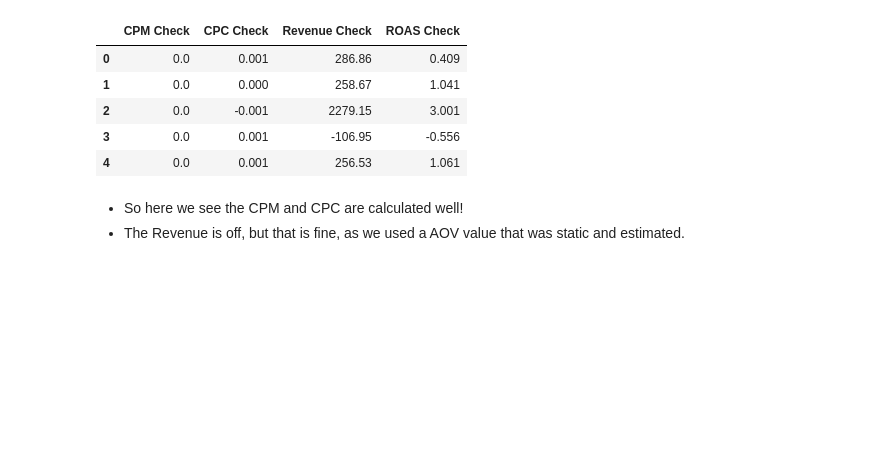
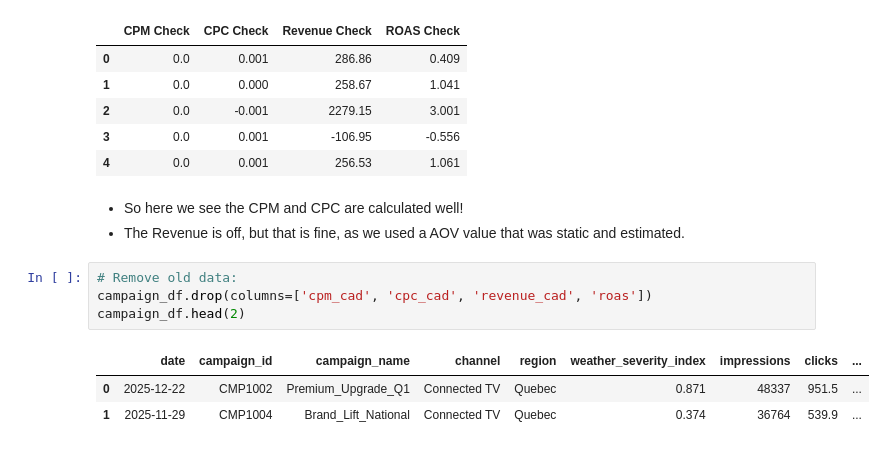
Before and after one commit to EzraGoldberg/portfolio-projects, a Jupyter notebook: 2. Tech Interview Prep/Weather Adtech Data Science/notebooks/Adtech_Prep.ipynb, the cells around one changed output. Drawn from its saved outputs; the diff is of its cells as text; blank space fills up the shorter version.

Commit message:
working on more additions to the notebook, more analysis, Focusing on detecting missing data

```diff
--- a/2. Tech Interview Prep/Weather Adtech Data Science/notebooks/Adtech_Prep.ipynb
+++ b/2. Tech Interview Prep/Weather Adtech Data Science/notebooks/Adtech_Prep.ipynb
@@ -188,3 +188,11 @@ check_metrics_df.head(5)
 # %% [markdown]
 - So here we see the CPM and CPC are calculated well!
 - The Revenue is off, but that is fine, as we used a AOV value that was static and estimated.
+# %%
+# Remove old data:
+campaign_df.drop(columns=['cpm_cad', 'cpc_cad', 'revenue_cad', 'roas'])
+campaign_df.head(2)
+# %% [output]
+|  | date | campaign_id | campaign_name | channel | region | weather_severity_index | impressions | clicks | ... |
+| 0 | 2025-12-22 | CMP1002 | Premium_Upgrade_Q1 | Connected TV | Quebec | 0.871 | 48337 | 951.5 | ... |
+| 1 | 2025-11-29 | CMP1004 | Brand_Lift_National | Connected TV | Quebec | 0.374 | 36764 | 539.9 | ... |
```
Also changed, not shown: parts of 6 cells of this notebook.
